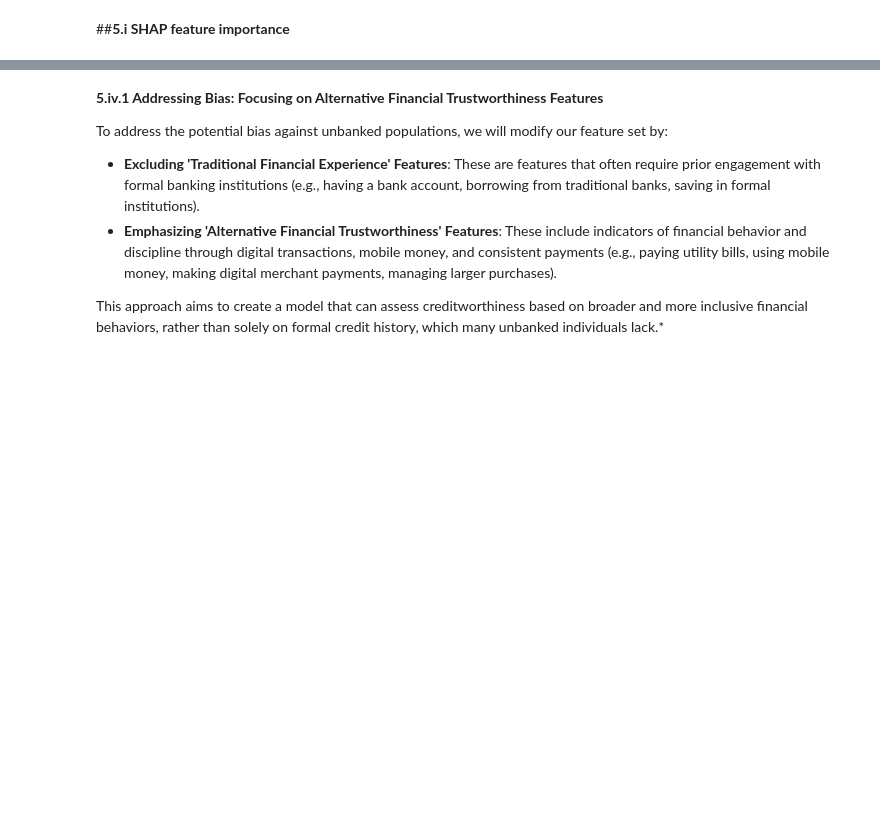
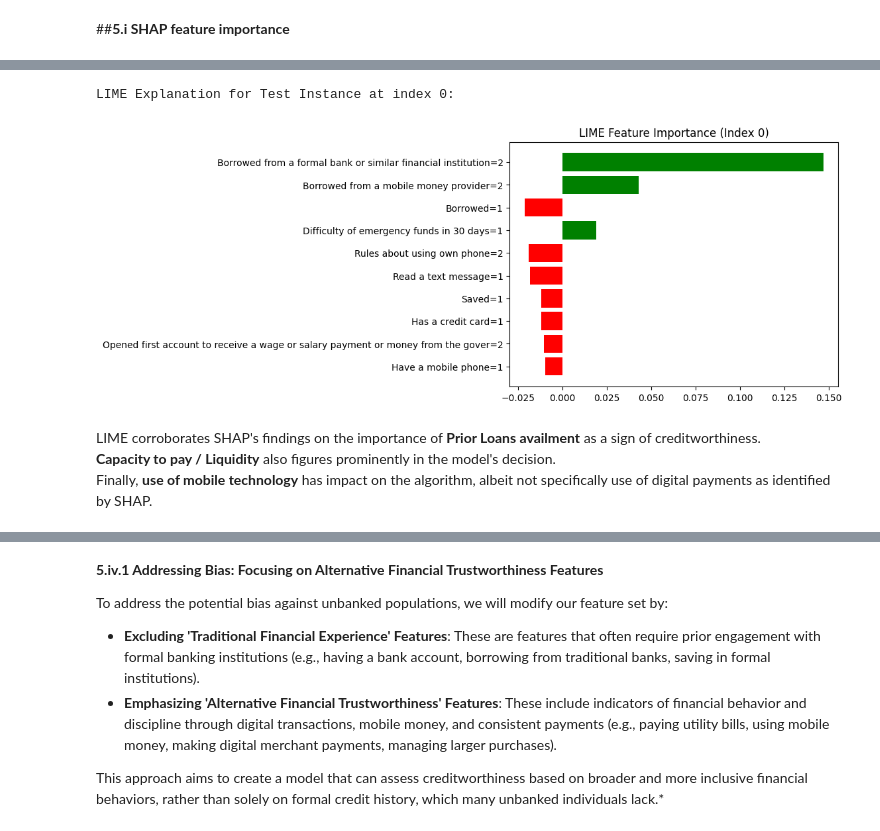
Before and after one commit to jopethans/JSH-AIML-Capstone, a Jupyter notebook: notebooks/JOSEPH_HANS_Pillar_5_Capstone.ipynb, the cells around one changed output, grey strips where cells are left out. Drawn from its saved outputs; the diff is of its cells as text; code cells hidden in the pictures; blank space fills up the shorter version.

```diff
--- a/notebooks/JOSEPH_HANS_Pillar_5_Capstone.ipynb
+++ b/notebooks/JOSEPH_HANS_Pillar_5_Capstone.ipynb
@@ -1307,0 +1240,49 @@ Gemini also suggests that the **linearity assumption** of LR is a potential limi
+# %%
+from lime import lime_tabular
+import matplotlib.pyplot as plt
+
+# Prepare feature names and map to human-readable labels
+feature_names_list = list(X_test.columns)
+human_readable_features = [column_label_map.get(col, col) for col in feature_names_list]
+
+# LIME requires the training data as a numpy array for statistics calculation
+X_train_numpy = X_train.values
+X_test_numpy = X_test.values
+
+# To prevent scale errors with Scipy's truncnorm, we explicitly pass the indices of all categorical features to LIME
+categorical_features_indices = list(range(X_train_numpy.shape[1]))
+
+# Initialize the LIME Tabular Explainer
+explainer_lime = lime_tabular.LimeTabularExplainer(
+    training_data=X_train_numpy,
+    feature_names=human_readable_features,
+    categorical_features=categorical_features_indices,  # Treat all features as categorical explicitly
+    class_names=['Approved (1)', 'Declined (2)'],
+    mode='classification',
+    random_state=42
+)
+
+# Select an instance from the test set to explain (e.g., the first row)
+sample_idx = 0
+instance = X_test_numpy[sample_idx]
+
+# Generate explanation for this instance
+exp = explainer_lime.explain_instance(
+    data_row=instance,
+    predict_fn=best_xgb_model.predict_proba,
+    num_features=10
+)
+
+# Display and plot the LIME explanation
+print(f"LIME Explanation for Test Instance at index {sample_idx}:")
+fig_lime = exp.as_pyplot_figure()
+plt.title(f"LIME Feature Importance (Index {sample_idx})")
+# plt.tight_layout()
+plt.show()
+# %% [output]
+LIME Explanation for Test Instance at index 0:
+[figure, added]
+# %% [markdown]
+LIME corroborates SHAP's findings on the importance of **Prior Loans availment** as a sign of creditworthiness.
+**Capacity to pay / Liquidity** also figures prominently in the model's decision.
+Finally, **use of mobile technology** has impact on the algorithm, albeit not specifically use of digital payments as identified by SHAP.
```
Also changed, not shown: parts of 35 cells of this notebook.
